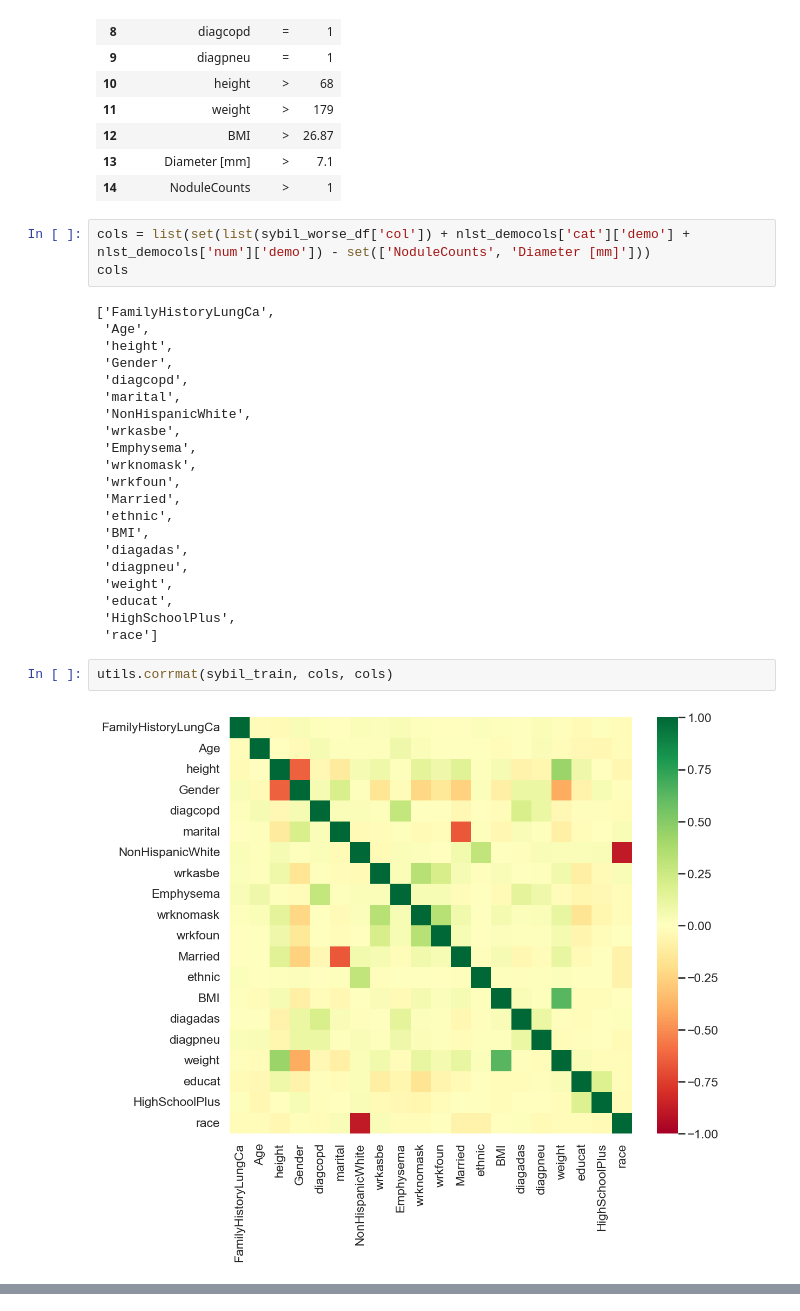
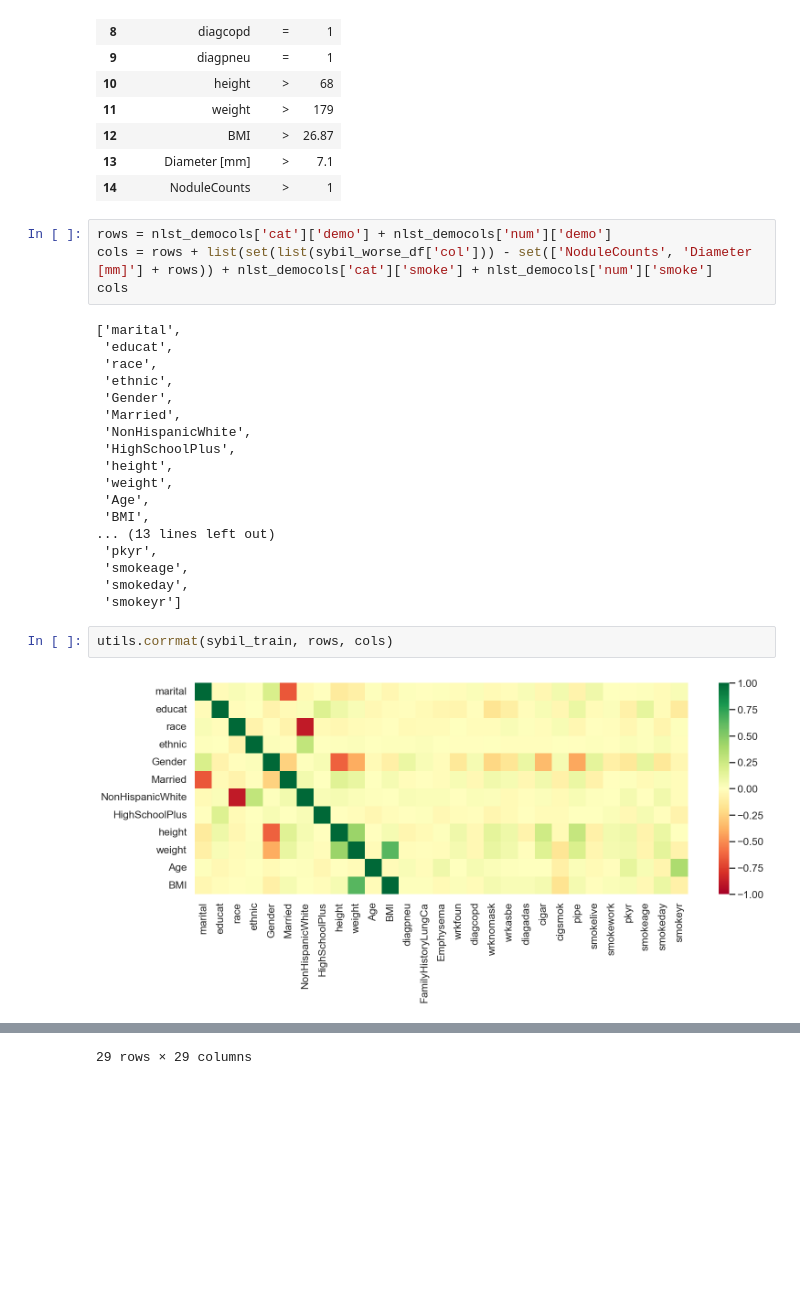
Before and after one commit to DIAGNijmegen/bodyct-lung-malignancy-fairness, a Jupyter notebook: nlst/nlst_traininfo.ipynb, the cells around one changed output, grey strips where cells are left out. Saved outputs shown, nothing was run; the diff lists cells and outputs as text; blank space fills up the shorter version.

```diff
--- a/nlst/nlst_traininfo.ipynb
+++ b/nlst/nlst_traininfo.ipynb
@@ -488,30 +480,28 @@ sybil_worse_df
 | 13 | Diameter [mm] | > | 7.1 |
 | 14 | NoduleCounts | > | 1 |
 # %%
-cols = list(set(list(sybil_worse_df['col']) + nlst_democols['cat']['demo'] + nlst_democols['num']['demo']) - set(['NoduleCounts', 'Diameter [mm]']))
+rows = nlst_democols['cat']['demo'] + nlst_democols['num']['demo']
+cols = rows + list(set(list(sybil_worse_df['col'])) - set(['NoduleCounts', 'Diameter [mm]'] + rows)) + nlst_democols['cat']['smoke'] + nlst_democols['num']['smoke']
 cols
 # %% [output]
-['FamilyHistoryLungCa',
+['marital',
+ 'educat',
+ 'race',
+ 'ethnic',
+ 'Gender',
+ 'Married',
+ 'NonHispanicWhite',
+ 'HighSchoolPlus',
+ 'height',
+ 'weight',
  'Age',
- 'height',
- 'Gender',
- 'diagcopd',
- 'marital',
- 'NonHispanicWhite',
- 'wrkasbe',
- 'Emphysema',
- 'wrknomask',
- 'wrkfoun',
- 'Married',
- 'ethnic',
  'BMI',
- 'diagadas',
- 'diagpneu',
- 'weight',
- 'educat',
- 'HighSchoolPlus',
- 'race']
+... (13 lines left out)
+ 'pkyr',
+ 'smokeage',
+ 'smokeday',
+ 'smokeyr']
 # %%
-utils.corrmat(sybil_train, cols, cols)
+utils.corrmat(sybil_train, rows, cols)
 # %% [output]
-[figure, old version]
+[figure, new version]
@@ -534,0 +525 @@ utils.corrmat(sybil_train, cols, cols)
+29 rows × 29 columns
```
Also changed, not shown: parts of 20 cells of this notebook.
